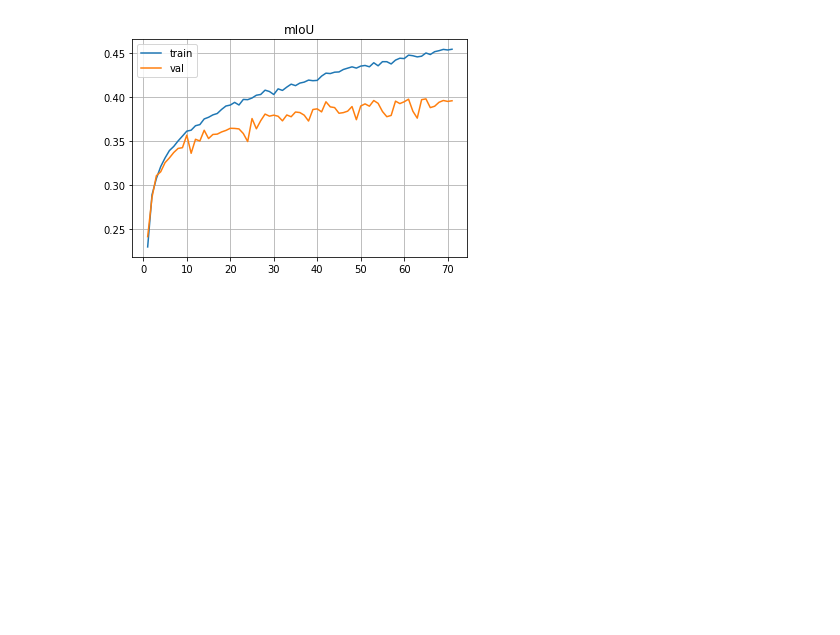
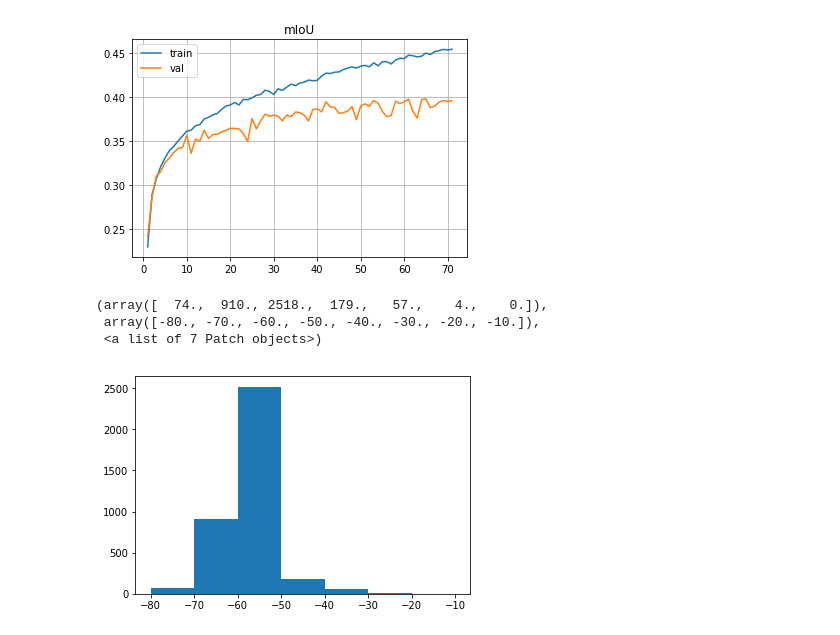
Before and after one commit to wenliangdai/msc-project, a Jupyter notebook: visualisation.ipynb, the cells around one changed output. Drawn from its saved outputs; the diff is of its cells as text; code cells hidden in the pictures; blank space fills up the shorter version.

```diff
--- a/visualisation.ipynb
+++ b/visualisation.ipynb
@@ -75,0 +78,7 @@ draw('results_lip_pretrained', loss_range=[0.2,1])
+# %%
+plt.hist(data, range=[-80,-10], bins=7)
+# %% [output]
+(array([  74.,  910., 2518.,  179.,   57.,    4.,    0.]),
+ array([-80., -70., -60., -50., -40., -30., -20., -10.]),
+ <a list of 7 Patch objects>)
+[figure, added]
```
Also changed, not shown: parts of 1 cell of this notebook, 1 other file.
